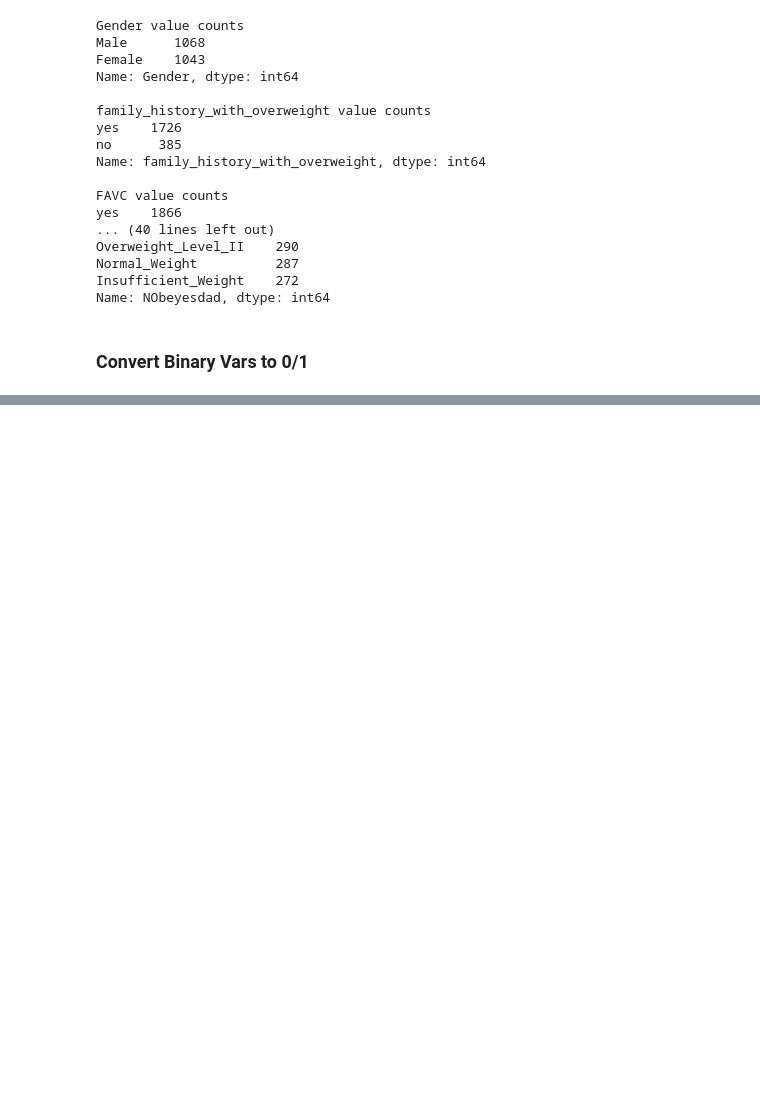
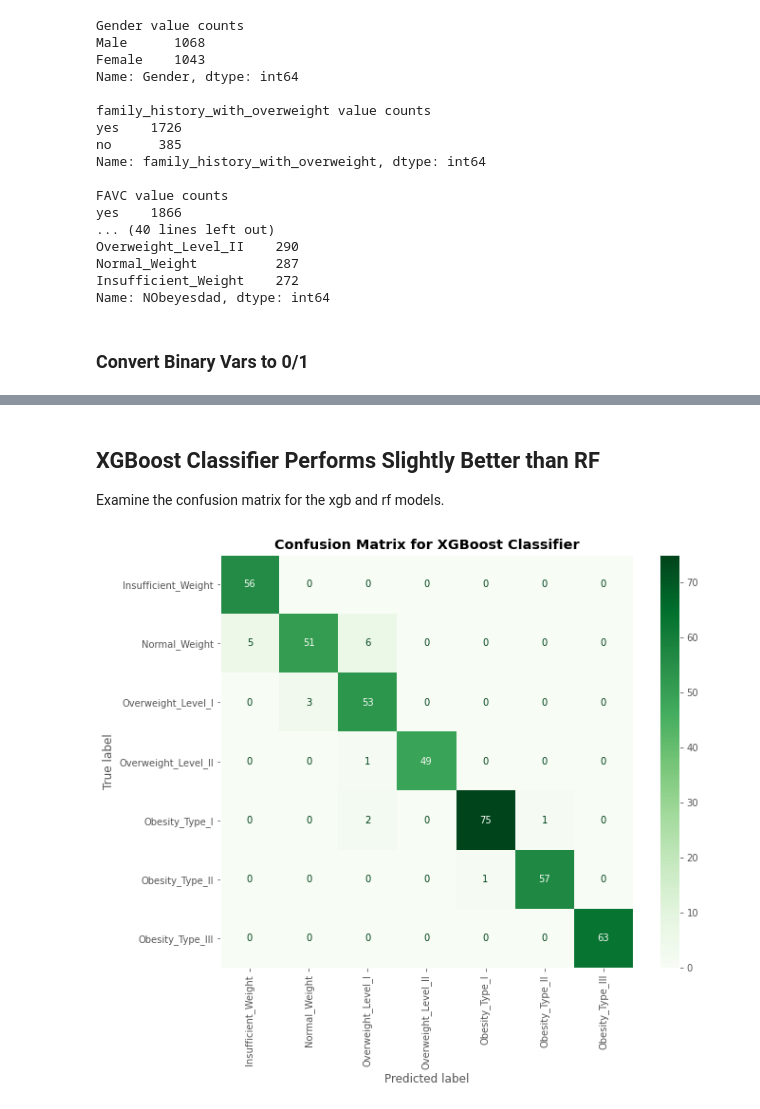
Before and after one commit to jgalloway42/classification_of_obesity_levels, a Jupyter notebook: Classification_of_Obesity_Levels.ipynb, the cells around one changed output, grey strips where cells are left out. Cells and saved outputs as stored; diff of their text form; code cells hidden in the pictures; blank space fills up the shorter version.

```diff
--- a/Classification_of_Obesity_Levels.ipynb
+++ b/Classification_of_Obesity_Levels.ipynb
@@ -122,0 +296,4 @@ df.SCC = (df.SCC == 'yes').astype(int)
+# %%
+# Load trained models
+import joblib
+best_estimators = joblib.load('best_estimators_dict.joblib')
@@ -122,0 +326,18 @@ df.SCC = (df.SCC == 'yes').astype(int)
+# %% [markdown]
+## XGBoost Classifier Performs Slightly Better than RF
+Examine the confusion matrix for the xgb and rf models.
+# %%
+# Confusion Matrix
+labels = list(ord_encoders['NObeyesdad'].categories_[0]) # get category labels
+
+# plot heatmap
+f,ax = plt.subplots(nrows = 1, ncols = 1, figsize=(10,8))
+plot_confusion_matrix(best_estimators['xgb'],X_test,y_test,
+                      xticks_rotation='vertical',display_labels=labels,
+                      cmap=plt.cm.Greens, ax = ax
+                     )
+ax.grid(False)
+_ = ax.set_title('Confusion Matrix for XGBoost Classifier',
+            fontweight='bold')
+# %% [output]
+[figure, added]
```
Also changed, not shown: parts of 25 cells of this notebook, 2 other files.
